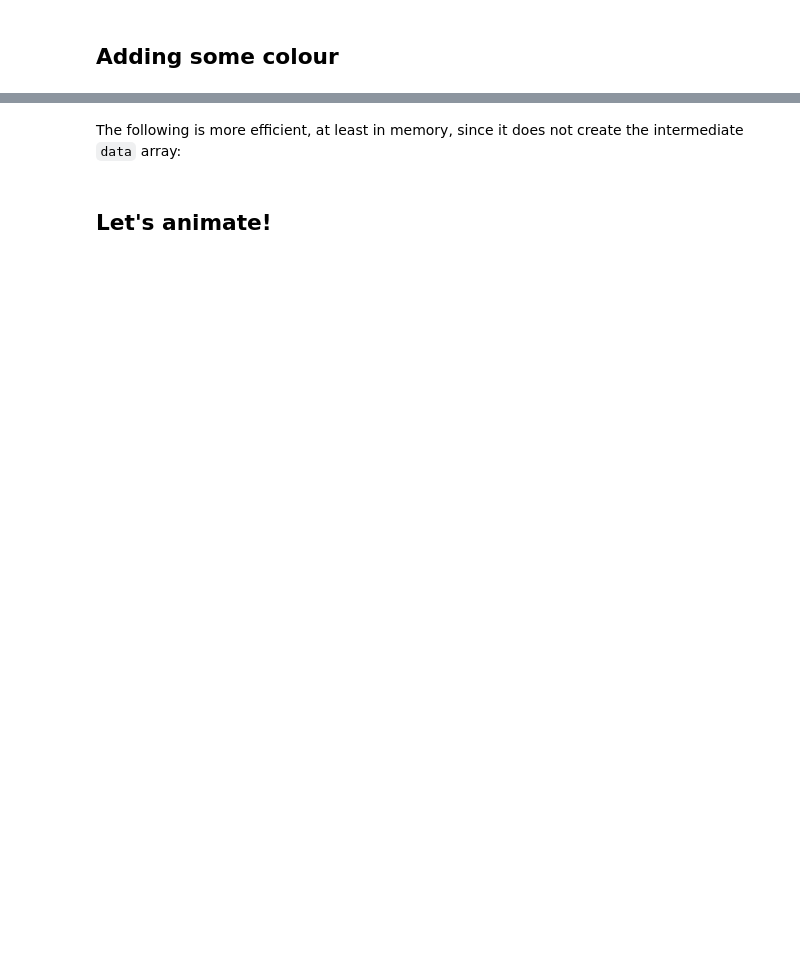
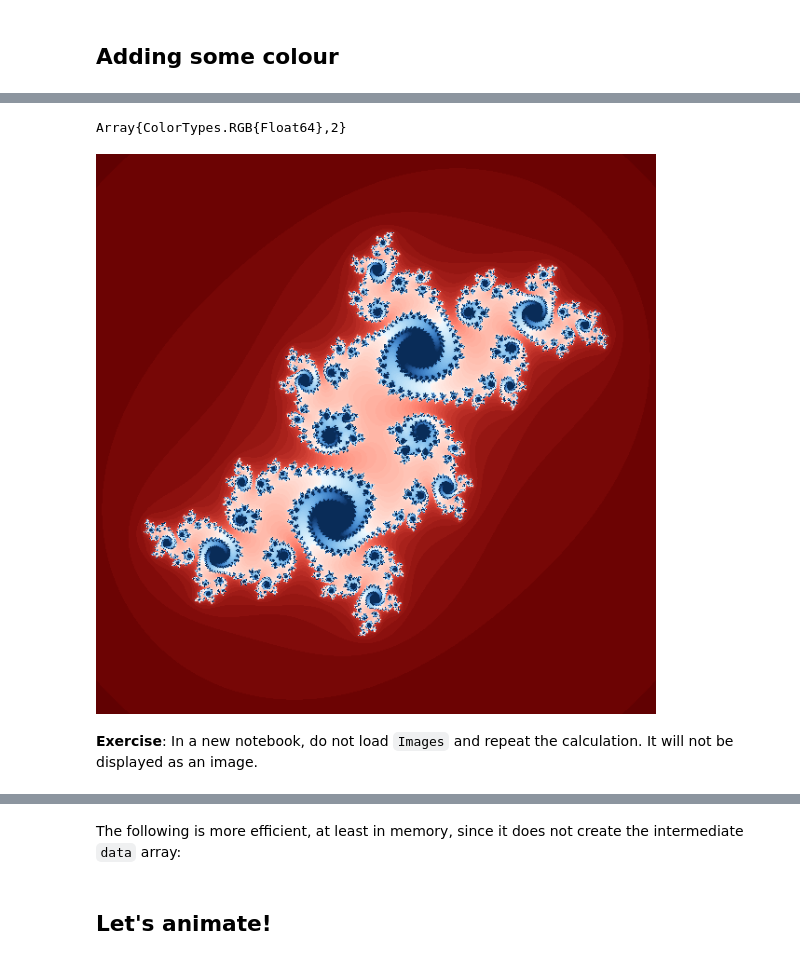
Before and after one commit to slowbrain/AStarTraining, a Jupyter notebook: Day 1/2. Example - Drawing Julia sets.ipynb, the cells around one changed output, grey strips where cells are left out. Drawn from its saved outputs; the diff is of its cells as text; code cells hidden in the pictures; blank space fills up the shorter version.

```diff
--- a/Day 1/2. Example - Drawing Julia sets.ipynb
+++ b/Day 1/2. Example - Drawing Julia sets.ipynb
@@ -49,2 +170,4 @@ const cmap = colormap("RdBu", 100)
 # %%
 # const cmap = convert(Vector{RGB{U8}}, colormap("RdBu", 100))
+# %%
+cmap = colormap("RdBu", maxiter)
@@ -67,2 +289,12 @@ data[100:200, 100:200]
 # %%
-pixels = [ cmap[pixel_value] for pixel_value in data ]
+pixels = [ cmap[i] for i in data ];
+# %%
+typeof(pixels)
+# %% [output]
+Array{ColorTypes.RGB{Float64},2}
+# %%
+pixels
+# %% [output]
+[figure, added]
+# %% [markdown]
+**Exercise**: In a new notebook, do not load `Images` and repeat the calculation. It will not be displayed as an image.
```
Also changed, not shown: parts of 36 cells of this notebook.
